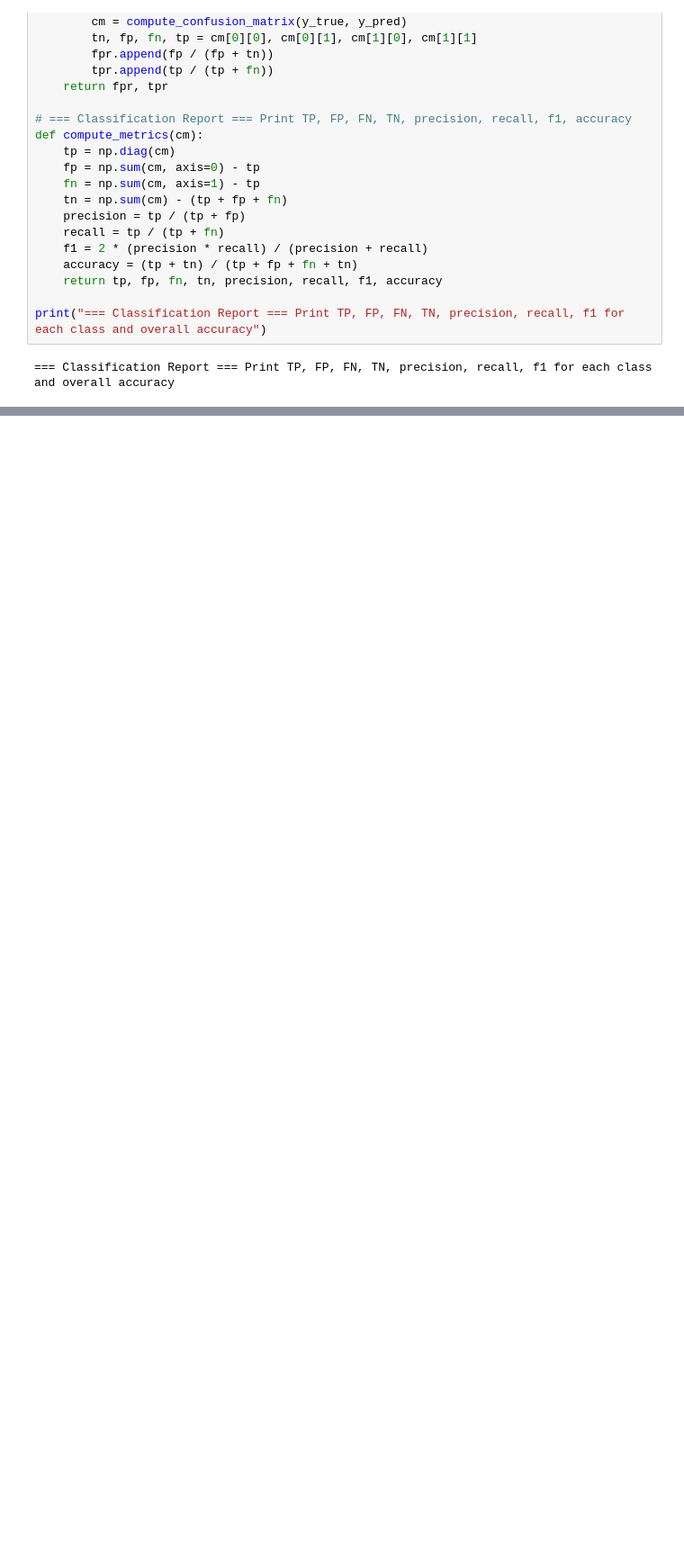
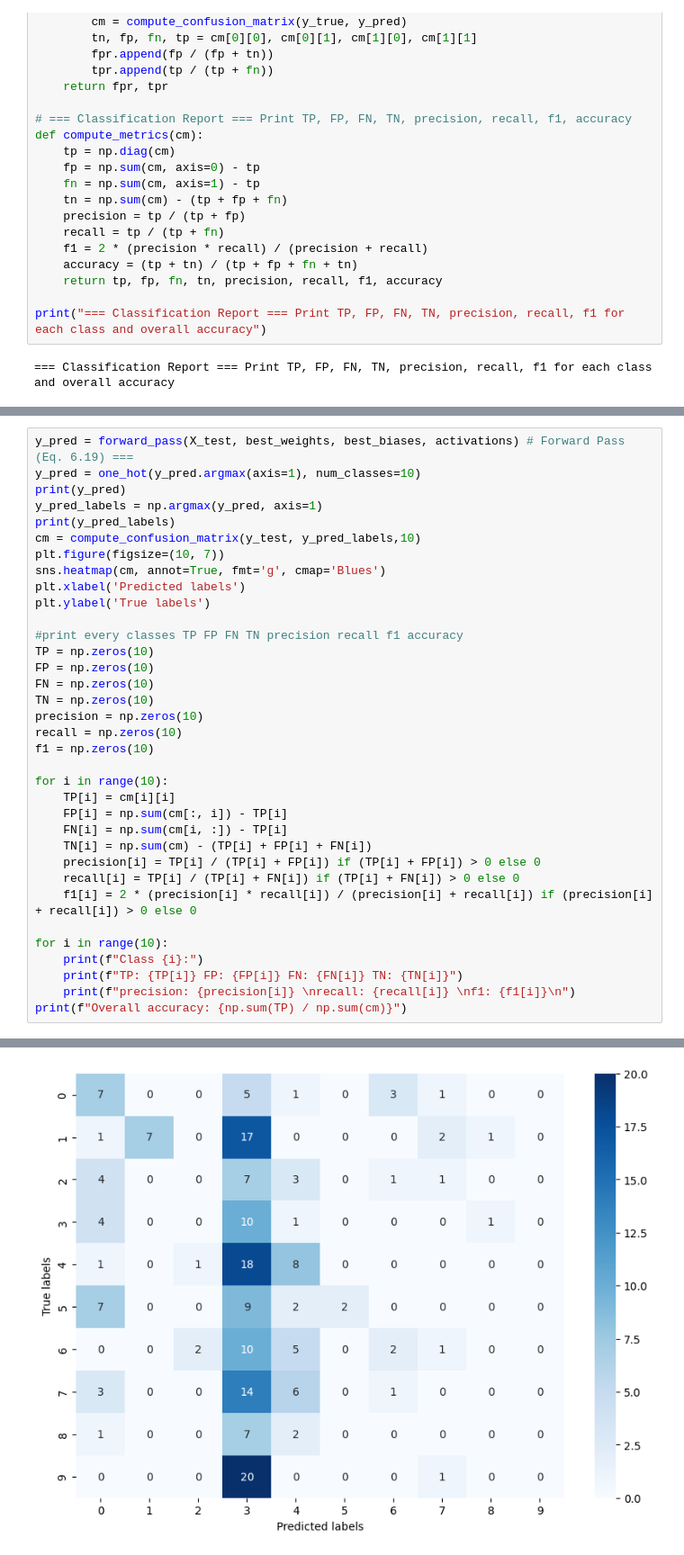
Before and after one commit to MakT1x/ML-Lab3, a Jupyter notebook: Lab3_DNN_homework.ipynb, the cells around one changed output, grey strips where cells are left out. Shown: that part at 90% size. Drawn from its saved outputs; the diff is of its cells as text; blank space fills up the shorter version.

```diff
--- a/Lab3_DNN_homework.ipynb
+++ b/Lab3_DNN_homework.ipynb
@@ -206,0 +188,36 @@ TP:  [ 6.  1.  2.  5.  1.  6. 11.  8.  0.  0.]
+# %%
+y_pred = forward_pass(X_test, best_weights, best_biases, activations) # Forward Pass (Eq. 6.19) ===
+y_pred = one_hot(y_pred.argmax(axis=1), num_classes=10)
+print(y_pred)
+y_pred_labels = np.argmax(y_pred, axis=1)
+print(y_pred_labels)
+cm = compute_confusion_matrix(y_test, y_pred_labels,10)
+plt.figure(figsize=(10, 7))
+sns.heatmap(cm, annot=True, fmt='g', cmap='Blues')
+plt.xlabel('Predicted labels')
+plt.ylabel('True labels')
+
+#print every classes TP FP FN TN precision recall f1 accuracy
+TP = np.zeros(10)
+FP = np.zeros(10)
+FN = np.zeros(10)
+TN = np.zeros(10)
+precision = np.zeros(10)
+recall = np.zeros(10)
+f1 = np.zeros(10)
+
+for i in range(10):
+    TP[i] = cm[i][i]
+    FP[i] = np.sum(cm[:, i]) - TP[i]
+    FN[i] = np.sum(cm[i, :]) - TP[i]
+    TN[i] = np.sum(cm) - (TP[i] + FP[i] + FN[i])
+    precision[i] = TP[i] / (TP[i] + FP[i]) if (TP[i] + FP[i]) > 0 else 0
+    recall[i] = TP[i] / (TP[i] + FN[i]) if (TP[i] + FN[i]) > 0 else 0
+    f1[i] = 2 * (precision[i] * recall[i]) / (precision[i] + recall[i]) if (precision[i] + recall[i]) > 0 else 0
+
+for i in range(10):
+    print(f"Class {i}:")
+    print(f"TP: {TP[i]} FP: {FP[i]} FN: {FN[i]} TN: {TN[i]}")
+    print(f"precision: {precision[i]} \nrecall: {recall[i]} \nf1: {f1[i]}\n")
+print(f"Overall accuracy: {np.sum(TP) / np.sum(cm)}")
+# %% [output]
@@ -206,0 +241 @@ TP:  [ 6.  1.  2.  5.  1.  6. 11.  8.  0.  0.]
+[figure, added]
```
Also changed, not shown: parts of 4 cells of this notebook.
